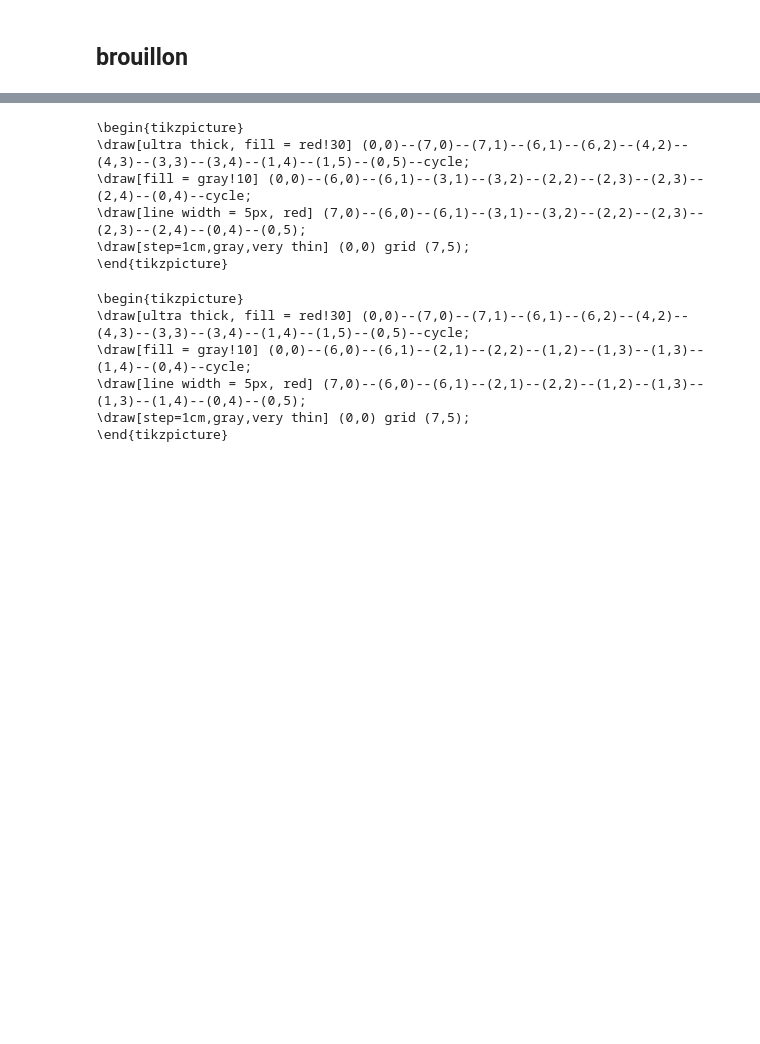
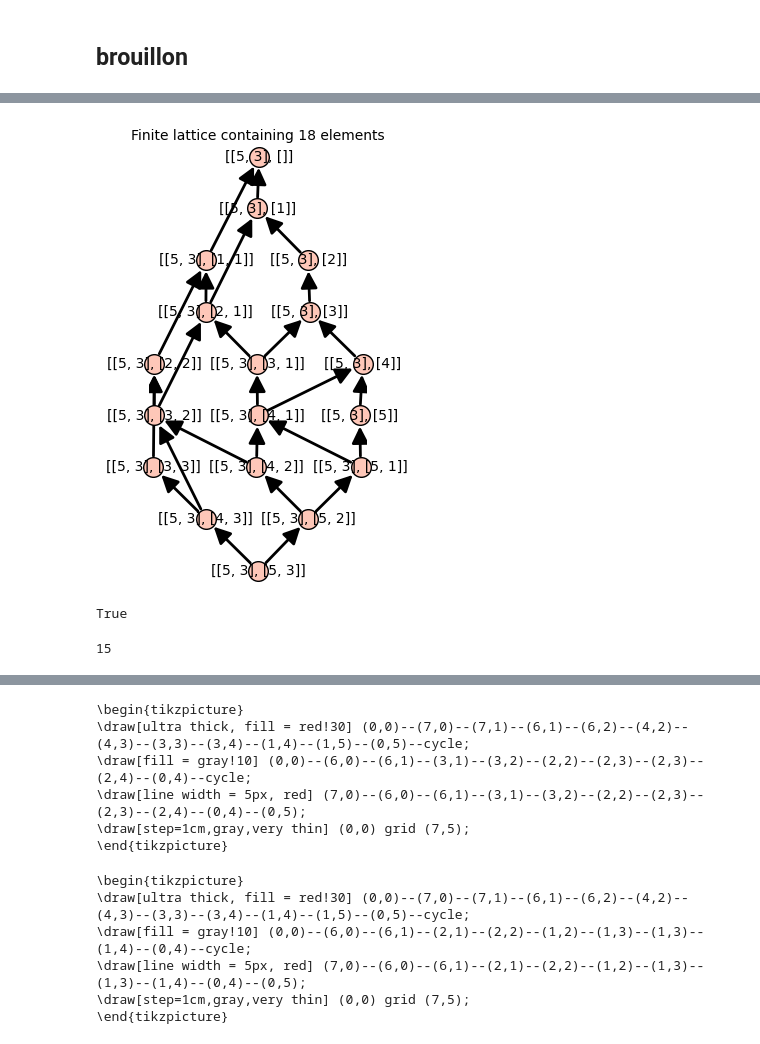
Before and after one commit to VivianePons/triangular-partitions, a Jupyter notebook: demo.ipynb, the cells around one changed output, grey strips where cells are left out. Cells and saved outputs as stored; diff of their text form; code cells hidden in the pictures; blank space fills up the shorter version.

```diff
--- a/demo.ipynb
+++ b/demo.ipynb
@@ -1144,0 +1322,2 @@ print(s)
+# %%
+tr53 = TriangularPartition((5,3))
@@ -1144,0 +1326,9 @@ print(s)
+# %%
+L53 = tr53.path_tamari_lattice()
+L53
+# %% [output]
+[figure, added]
+# %%
+all(dist(mu,tau) == poset_distance(L53,mu,tau) for mu,tau in L53.relations())
+# %% [output]
+True
@@ -1144,0 +1339,4 @@ print(s)
+# %%
+len(Ids42_1)
+# %% [output]
+15
```
Also changed, not shown: parts of 94 cells of this notebook.
